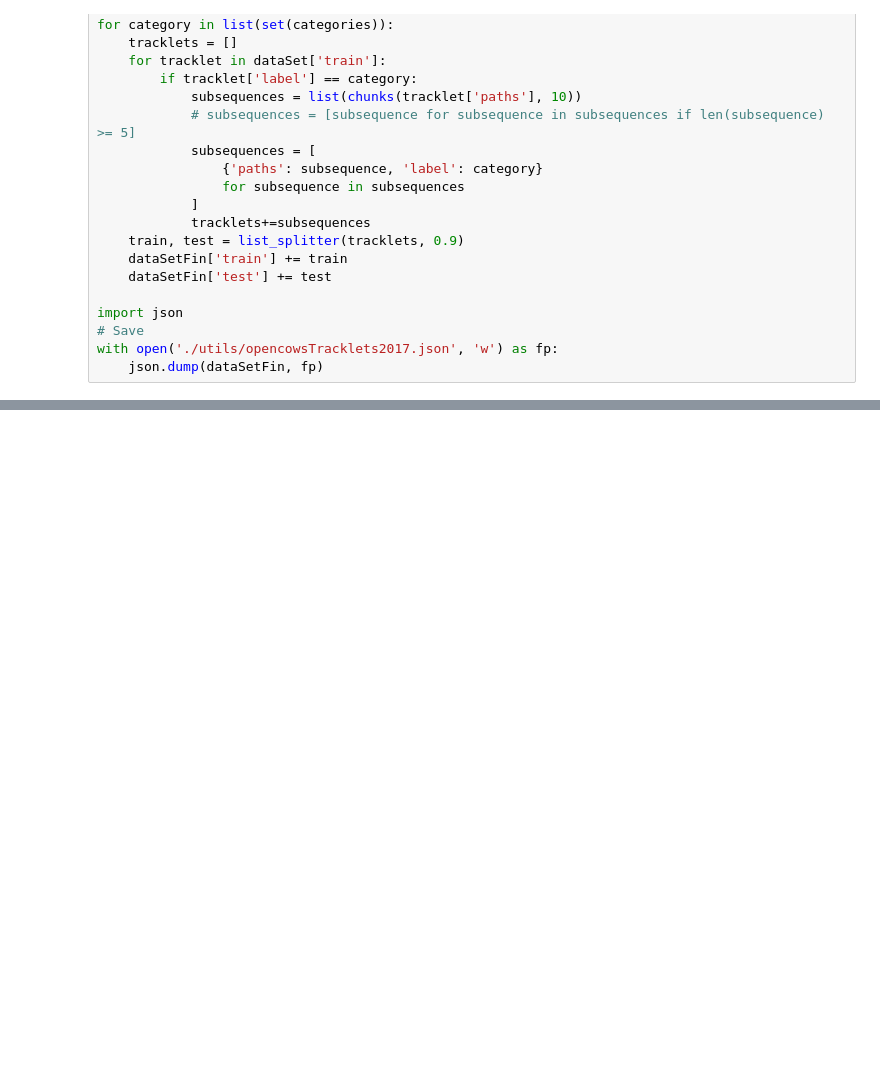
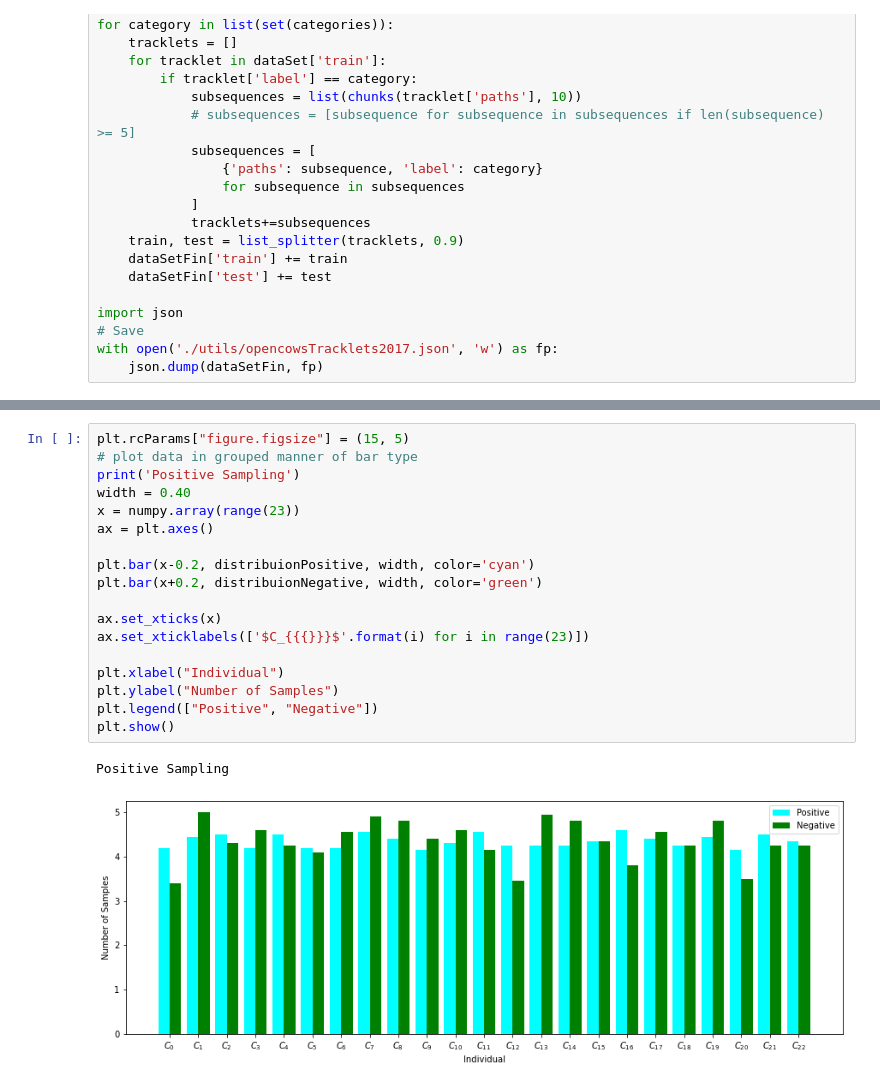
Before and after one commit to Asheeshkrsharma/Identification-OpenCows, a Jupyter notebook: 2021MakeData.ipynb, the cells around one changed output, grey strips where cells are left out. Drawn from its saved outputs; the diff is of its cells as text; blank space fills up the shorter version.

```diff
--- a/2021MakeData.ipynb
+++ b/2021MakeData.ipynb
@@ -613,0 +685,21 @@ plt.plot([i%23 for i in range(92)])
+# %%
+plt.rcParams["figure.figsize"] = (15, 5)
+# plot data in grouped manner of bar type
+print('Positive Sampling')
+width = 0.40
+x = numpy.array(range(23))
+ax = plt.axes()
+
+plt.bar(x-0.2, distribuionPositive, width, color='cyan')
+plt.bar(x+0.2, distribuionNegative, width, color='green')
+
+ax.set_xticks(x)
+ax.set_xticklabels(['$C_{{{}}}$'.format(i) for i in range(23)])
+
+plt.xlabel("Individual")
+plt.ylabel("Number of Samples")
+plt.legend(["Positive", "Negative"])
+plt.show()
+# %% [output]
+Positive Sampling
+[figure, added]
```
Also changed, not shown: parts of 17 cells of this notebook, 4 other files.
